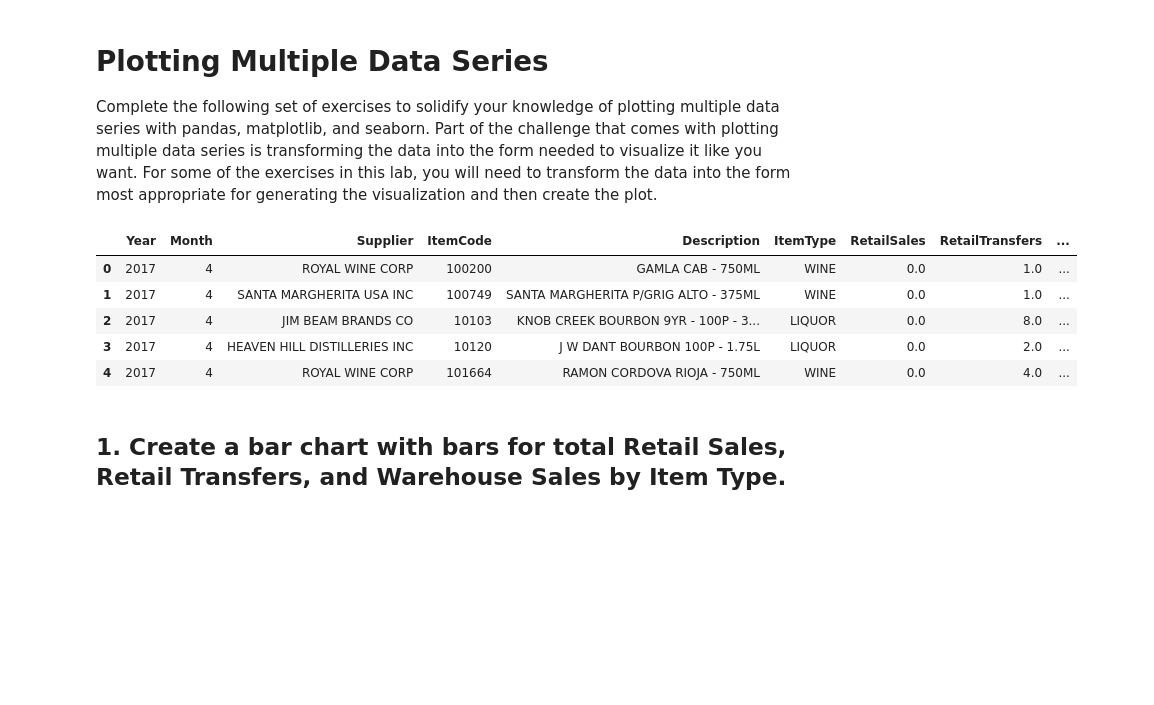
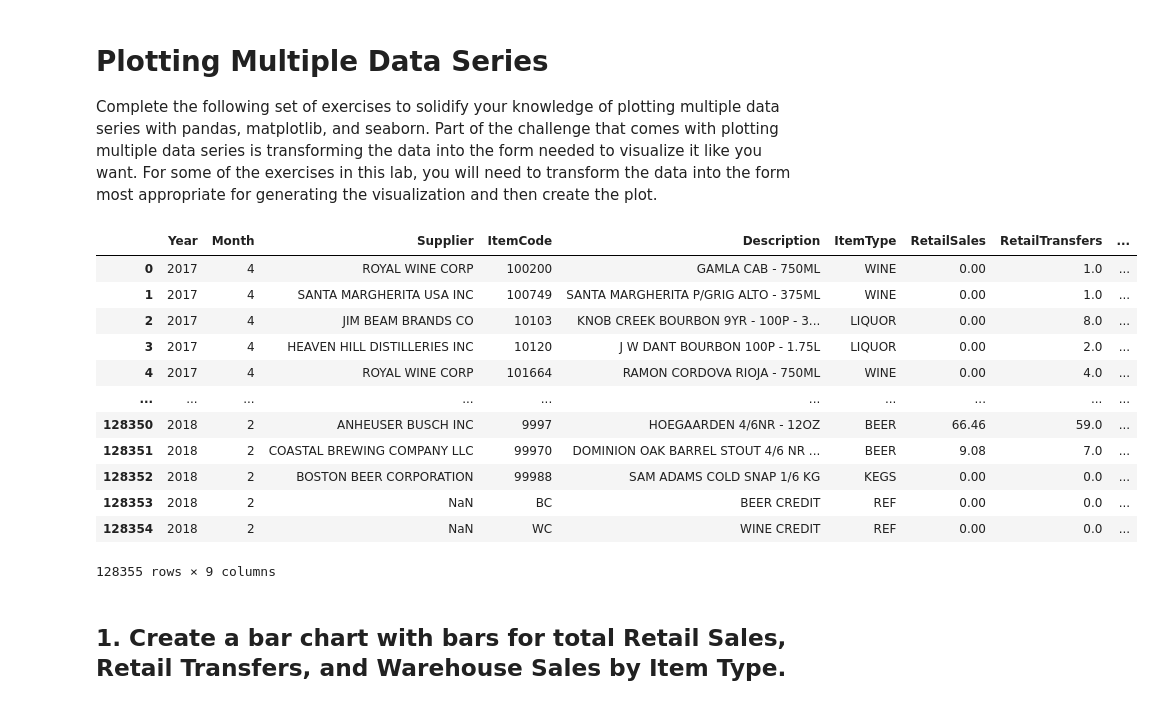
Before and after one commit to JonathonClegg/DAFT_0116, a Jupyter notebook: module_2/Lab_2_ Plotting-Multiple-Data-Series/main.ipynb, the cells around one changed output. Cells and saved outputs as stored; diff of their text form; code cells hidden in the pictures; blank space fills up the shorter version.

```diff
--- a/module_2/Lab_2_ Plotting-Multiple-Data-Series/main.ipynb
+++ b/module_2/Lab_2_ Plotting-Multiple-Data-Series/main.ipynb
@@ -12,14 +12,21 @@ warnings.filterwarnings('ignore')
 %matplotlib inline
 # %%
 data = pd.read_csv('/Users/jon/Documents/IRONHACK/DAFT_0116/module_2/Lab_2_ Plotting-Multiple-Data-Series/liquor_store_sales.csv')
-data.head()
+data
 # %% [output]
 |  | Year | Month | Supplier | ItemCode | Description | ItemType | RetailSales | RetailTransfers | ... |
-| 0 | 2017 | 4 | ROYAL WINE CORP | 100200 | GAMLA CAB - 750ML | WINE | 0.0 | 1.0 | ... |
-| 1 | 2017 | 4 | SANTA MARGHERITA USA INC | 100749 | SANTA MARGHERITA P/GRIG ALTO - 375ML | WINE | 0.0 | 1.0 | ... |
-| 2 | 2017 | 4 | JIM BEAM BRANDS CO | 10103 | KNOB CREEK BOURBON 9YR - 100P - 3... | LIQUOR | 0.0 | 8.0 | ... |
-| 3 | 2017 | 4 | HEAVEN HILL DISTILLERIES INC | 10120 | J W DANT BOURBON 100P - 1.75L | LIQUOR | 0.0 | 2.0 | ... |
-| 4 | 2017 | 4 | ROYAL WINE CORP | 101664 | RAMON CORDOVA RIOJA - 750ML | WINE | 0.0 | 4.0 | ... |
+| 0 | 2017 | 4 | ROYAL WINE CORP | 100200 | GAMLA CAB - 750ML | WINE | 0.00 | 1.0 | ... |
+| 1 | 2017 | 4 | SANTA MARGHERITA USA INC | 100749 | SANTA MARGHERITA P/GRIG ALTO - 375ML | WINE | 0.00 | 1.0 | ... |
+| 2 | 2017 | 4 | JIM BEAM BRANDS CO | 10103 | KNOB CREEK BOURBON 9YR - 100P - 3... | LIQUOR | 0.00 | 8.0 | ... |
+| 3 | 2017 | 4 | HEAVEN HILL DISTILLERIES INC | 10120 | J W DANT BOURBON 100P - 1.75L | LIQUOR | 0.00 | 2.0 | ... |
+| 4 | 2017 | 4 | ROYAL WINE CORP | 101664 | RAMON CORDOVA RIOJA - 750ML | WINE | 0.00 | 4.0 | ... |
+| ... | ... | ... | ... | ... | ... | ... | ... | ... | ... |
+| 128350 | 2018 | 2 | ANHEUSER BUSCH INC | 9997 | HOEGAARDEN 4/6NR - 12OZ | BEER | 66.46 | 59.0 | ... |
+| 128351 | 2018 | 2 | COASTAL BREWING COMPANY LLC | 99970 | DOMINION OAK BARREL STOUT 4/6 NR ... | BEER | 9.08 | 7.0 | ... |
+| 128352 | 2018 | 2 | BOSTON BEER CORPORATION | 99988 | SAM ADAMS COLD SNAP 1/6 KG | KEGS | 0.00 | 0.0 | ... |
+| 128353 | 2018 | 2 | NaN | BC | BEER CREDIT | REF | 0.00 | 0.0 | ... |
+| 128354 | 2018 | 2 | NaN | WC | WINE CREDIT | REF | 0.00 | 0.0 | ... |
+128355 rows × 9 columns
 # %% [markdown]
 ## 1. Create a bar chart with bars for total Retail Sales, Retail Transfers, and Warehouse Sales by Item Type.
 # %%
```
Also changed, not shown: parts of 7 cells of this notebook, 1 other file.
